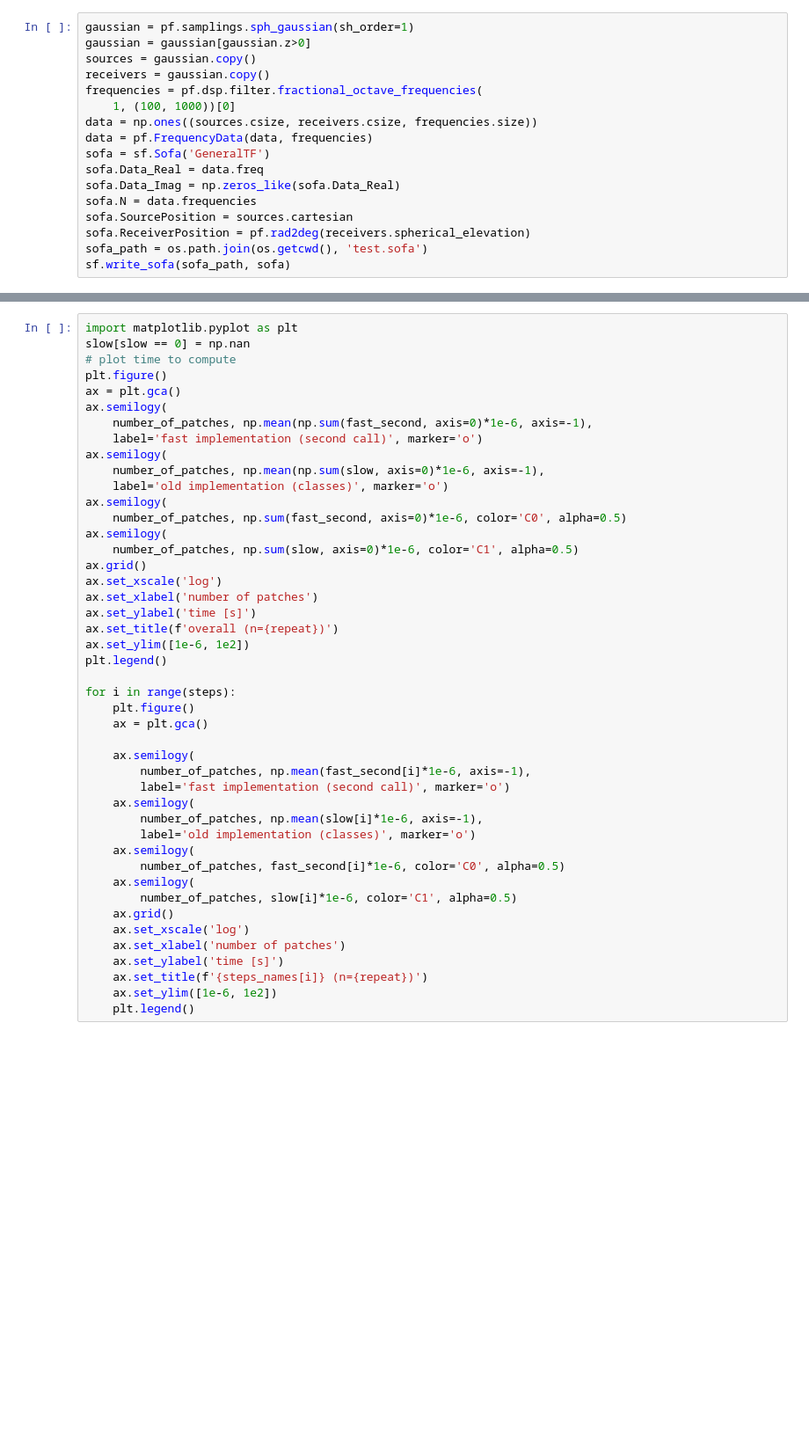
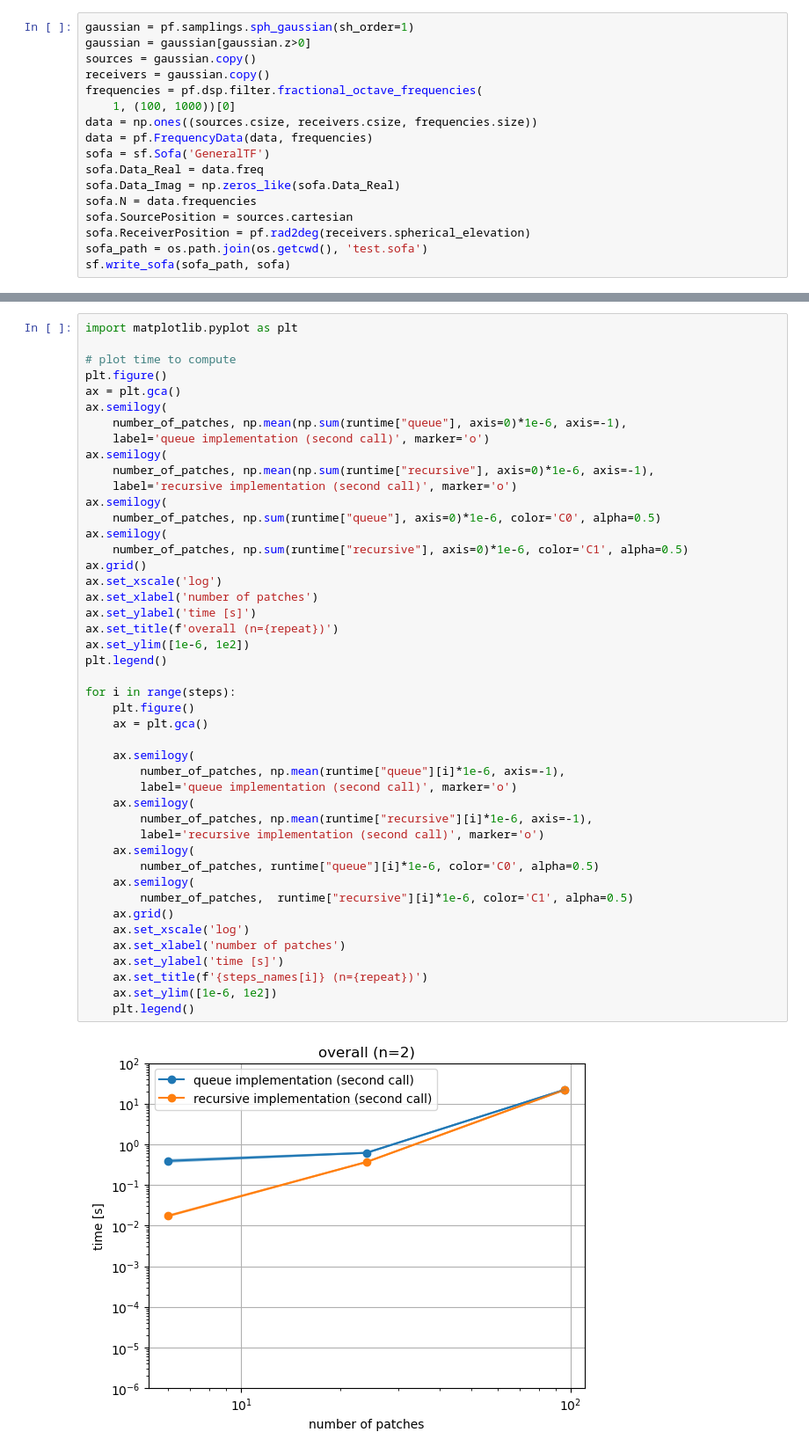
Before and after one commit to sparrow-acoustics/sparrowpy, a Jupyter notebook: examples/compare_recursive_queue.ipynb, the cells around one changed output, grey strips where cells are left out. Shown at 88% size. Saved outputs shown, nothing was run; the diff lists cells and outputs as text; blank space fills up the shorter version.

```diff
--- a/examples/compare_recursive_queue.ipynb
+++ b/examples/compare_recursive_queue.ipynb
@@ -212,45 +179,47 @@ NameError: name 'n_max' is not defined
 # %%
 import matplotlib.pyplot as plt
-slow[slow == 0] = np.nan
+
 # plot time to compute
 plt.figure()
 ax = plt.gca()
 ax.semilogy(
-    number_of_patches, np.mean(np.sum(fast_second, axis=0)*1e-6, axis=-1),
-    label='fast implementation (second call)', marker='o')
+    number_of_patches, np.mean(np.sum(runtime["queue"], axis=0)*1e-6, axis=-1),
+    label='queue implementation (second call)', marker='o')
 ax.semilogy(
-    number_of_patches, np.mean(np.sum(slow, axis=0)*1e-6, axis=-1),
-    label='old implementation (classes)', marker='o')
+    number_of_patches, np.mean(np.sum(runtime["recursive"], axis=0)*1e-6, axis=-1),
+    label='recursive implementation (second call)', marker='o')
 ax.semilogy(
-    number_of_patches, np.sum(fast_second, axis=0)*1e-6, color='C0', alpha=0.5)
+    number_of_patches, np.sum(runtime["queue"], axis=0)*1e-6, color='C0', alpha=0.5)
 ax.semilogy(
-    number_of_patches, np.sum(slow, axis=0)*1e-6, color='C1', alpha=0.5)
+    number_of_patches, np.sum(runtime["recursive"], axis=0)*1e-6, color='C1', alpha=0.5)
 ax.grid()
 ax.set_xscale('log')
 ax.set_xlabel('number of patches')
 ax.set_ylabel('time [s]')
 ax.set_title(f'overall (n={repeat})')
 ax.set_ylim([1e-6, 1e2])
 plt.legend()
 
 for i in range(steps):
     plt.figure()
     ax = plt.gca()
 
     ax.semilogy(
-        number_of_patches, np.mean(fast_second[i]*1e-6, axis=-1),
-        label='fast implementation (second call)', marker='o')
+        number_of_patches, np.mean(runtime["queue"][i]*1e-6, axis=-1),
+        label='queue implementation (second call)', marker='o')
     ax.semilogy(
-        number_of_patches, np.mean(slow[i]*1e-6, axis=-1),
-        label='old implementation (classes)', marker='o')
+        number_of_patches, np.mean(runtime["recursive"][i]*1e-6, axis=-1),
+        label='recursive implementation (second call)', marker='o')
     ax.semilogy(
-        number_of_patches, fast_second[i]*1e-6, color='C0', alpha=0.5)
+        number_of_patches, runtime["queue"][i]*1e-6, color='C0', alpha=0.5)
     ax.semilogy(
-        number_of_patches, slow[i]*1e-6, color='C1', alpha=0.5)
+        number_of_patches,  runtime["recursive"][i]*1e-6, color='C1', alpha=0.5)
     ax.grid()
     ax.set_xscale('log')
     ax.set_xlabel('number of patches')
     ax.set_ylabel('time [s]')
     ax.set_title(f'{steps_names[i]} (n={repeat})')
     ax.set_ylim([1e-6, 1e2])
     plt.legend()
+# %% [output]
+[figure, added]
```
Also changed, not shown: parts of 9 cells of this notebook, 4 other files.
